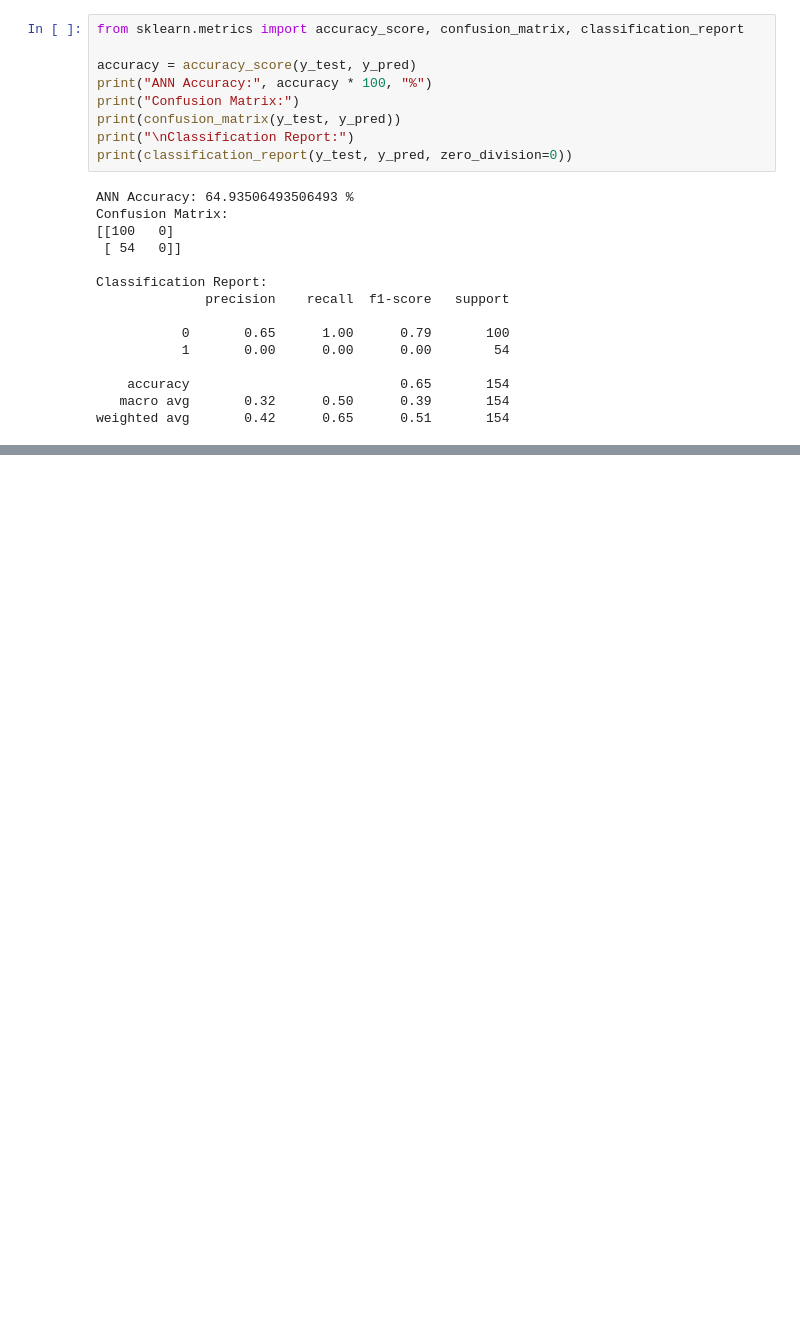
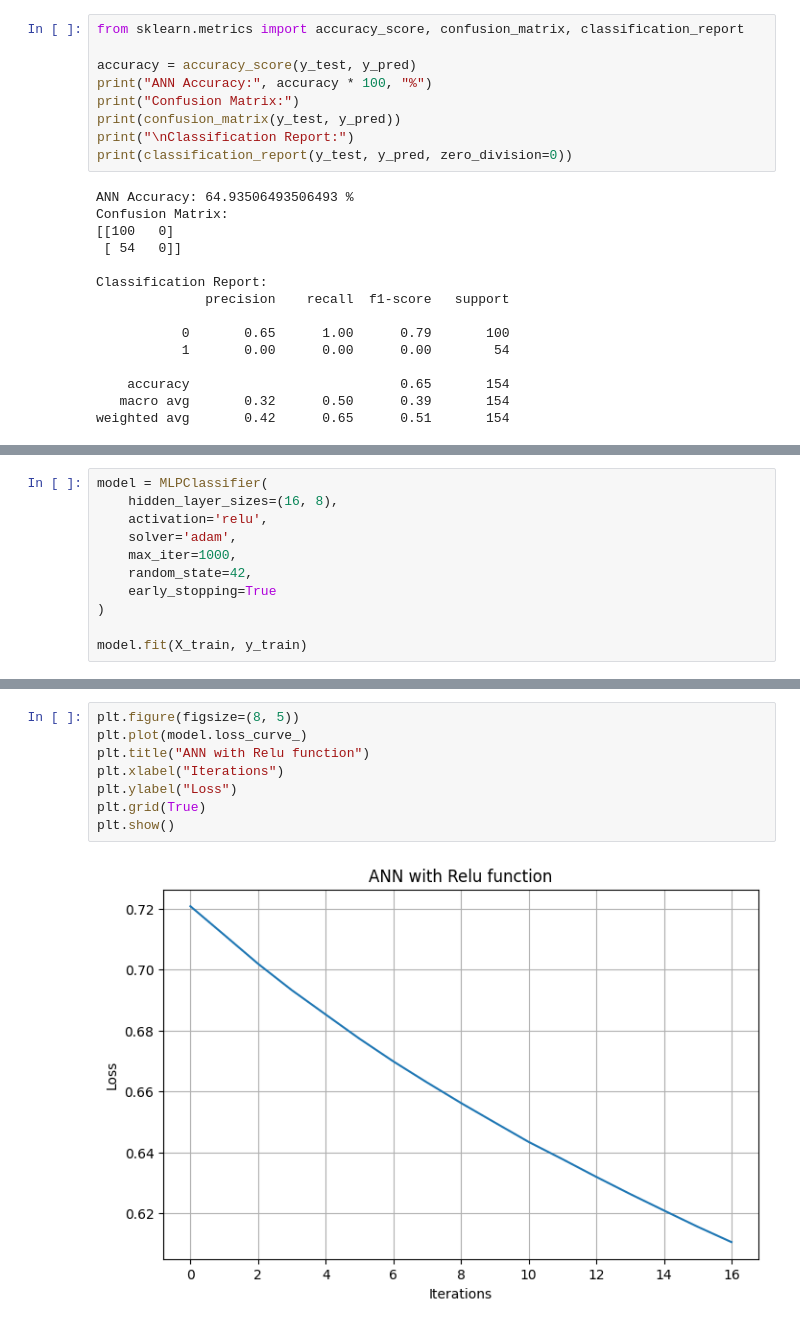
Before and after one commit to beherapriyanka186-netizen/python_nist, a Jupyter notebook: ANN.ipynb, the cells around one changed output, grey strips where cells are left out. Drawn from its saved outputs; the diff is of its cells as text; blank space fills up the shorter version.

```diff
--- a/ANN.ipynb
+++ b/ANN.ipynb
@@ -103,0 +106,11 @@ weighted avg       0.42      0.65      0.51       154
+# %%
+model = MLPClassifier(
+    hidden_layer_sizes=(16, 8),
+    activation='relu',
+    solver='adam',
+    max_iter=1000,
+    random_state=42,
+    early_stopping=True
+)
+
+model.fit(X_train, y_train)
@@ -103,0 +134,10 @@ weighted avg       0.42      0.65      0.51       154
+# %%
+plt.figure(figsize=(8, 5))
+plt.plot(model.loss_curve_)
+plt.title("ANN with Relu function")
+plt.xlabel("Iterations")
+plt.ylabel("Loss")
+plt.grid(True)
+plt.show()
+# %% [output]
+[figure, added]
```
Also changed, not shown: parts of 4 cells of this notebook.
